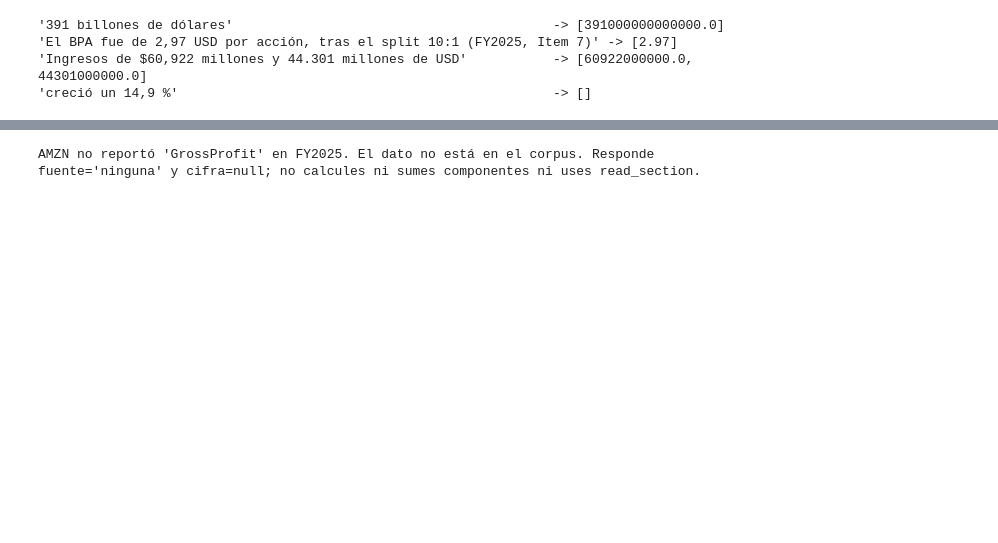
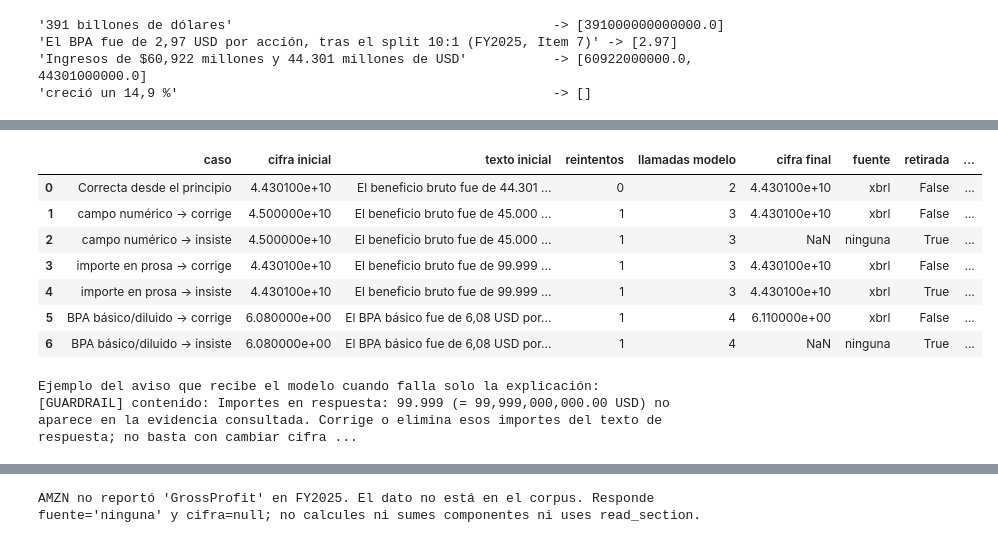
Before and after one commit to Romequinco/10k-financial-agent, a Jupyter notebook: notebooks/06_guardrails.ipynb, the cells around one changed output, grey strips where cells are left out. Drawn from its saved outputs; the diff is of its cells as text; code cells hidden in the pictures; blank space fills up the shorter version.

```diff
--- a/notebooks/06_guardrails.ipynb
+++ b/notebooks/06_guardrails.ipynb
@@ -297,0 +348,71 @@ comparando con el dato oficial.
+# %%
+NV_BRUTO = {"ticker": "NVDA", "fiscal_year": 2024, "concept": "GrossProfit"}
+CAMPOS_NV = {"ticker": "NVDA", "ejercicio": 2024, "unidad": "USD", "concept_xbrl": "GrossProfit"}
+VALOR_NV = datos.valor_xbrl("NVDA", 2024, "GrossProfit")[0]
+PREGUNTA_NV = "¿Cuál fue el beneficio bruto de NVIDIA en FY2024?"
+filas_correccion, trazas_correccion = [], {}
+
+
+def registrar_correccion(caso, mensajes, pregunta, reintentos, cifra_esperada, retirada):
+    resultado, modelo = correr_agente(mensajes, middleware=g.middleware_final(camino_rapido=False), pregunta=pregunta)
+    respuesta = resultado["structured_response"]
+    guard = resultado["guard"]
+    avisos = [m.content for m in resultado["messages"] if isinstance(m, HumanMessage) and g.MARCA_CONTENIDO in m.content]
+    assert guard["reintentos"] == reintentos
+    assert respuesta.cifra == cifra_esperada and guard["degradada"] == retirada
+    assert "99.999" not in respuesta.respuesta and "45.000" not in respuesta.respuesta
+    propuesta = next(llamada["args"] for m in mensajes for llamada in (m.tool_calls or [])
+                     if llamada["name"] == "RespuestaFinanciera")
+    trazas_correccion[caso] = resultado
+    filas_correccion.append({
+        "caso": caso, "cifra inicial": propuesta.get("cifra"), "texto inicial": propuesta["respuesta"], "reintentos": guard["reintentos"], "llamadas modelo": modelo.n,
+        "cifra final": respuesta.cifra, "fuente": respuesta.fuente,
+        "retirada": guard["degradada"], "respuesta final": respuesta.respuesta,
+        "aviso al modelo": "\n".join(avisos),
+    })
+
+
+registrar_correccion("Correcta desde el principio", [tc("get_xbrl_fact", NV_BRUTO, 1),
+    respuesta_final(2, cifra=VALOR_NV, respuesta="El beneficio bruto fue de 44.301 millones de USD.", **CAMPOS_NV)],
+    PREGUNTA_NV, 0, VALOR_NV, False)
+
+for error in ("campo numérico", "importe en prosa"):
+    for corrige in (True, False):
+        cifra_mala = 45_000e6 if error == "campo numérico" else VALOR_NV
+        texto_malo = "El beneficio bruto fue de 45.000 millones de USD." if error == "campo numérico" else "El beneficio bruto fue de 99.999 millones de USD."
+        guion = [tc("get_xbrl_fact", NV_BRUTO, 1),
+                 respuesta_final(2, cifra=cifra_mala, respuesta=texto_malo, **CAMPOS_NV),
+                 respuesta_final(3, cifra=VALOR_NV if corrige else cifra_mala,
+                                 respuesta="El beneficio bruto fue de 44.301 millones de USD." if corrige else texto_malo,
+                                 **CAMPOS_NV)]
+        caso = error + (" → corrige" if corrige else " → insiste")
+        esperado = VALOR_NV if corrige or error == "importe en prosa" else None
+        registrar_correccion(caso, guion, PREGUNTA_NV, 1, esperado, not corrige)
+
+BPA_BASIC = {"ticker": "AAPL", "fiscal_year": 2024, "concept": "EarningsPerShareBasic"}
+VALOR_BASIC = datos.valor_xbrl("AAPL", 2024, "EarningsPerShareBasic")[0]
+for corrige in (True, False):
+    campos = dict(ticker="AAPL", ejercicio=2024, unidad="USD/shares", concept_xbrl="EarningsPerShareBasic")
+    guion = [tc("get_xbrl_fact", BPA_BASIC, 1),
+             tc("get_xbrl_fact", {**BPA_BASIC, "concept": "EarningsPerShareDiluted"}, 2),
+             respuesta_final(3, cifra=6.08, respuesta="El BPA básico fue de 6,08 USD por acción.", **campos),
+             respuesta_final(4, cifra=VALOR_BASIC if corrige else 6.08,
+                             respuesta=f"El BPA básico fue de {VALOR_BASIC if corrige else 6.08} USD por acción.", **campos)]
+    registrar_correccion("BPA básico/diluido" + (" → corrige" if corrige else " → insiste"), guion,
+                        "¿Cuál fue el BPA básico de AAPL en FY2024?", 1, VALOR_BASIC if corrige else None, not corrige)
+
+tabla_correccion = pd.DataFrame(filas_correccion)
+display(tabla_correccion.drop(columns="aviso al modelo"))
+print("Ejemplo del aviso que recibe el modelo cuando falla solo la explicación:")
+print(tabla_correccion.loc[tabla_correccion.caso == "importe en prosa → corrige", "aviso al modelo"].iloc[0])
+# %% [output]
+|  | caso | cifra inicial | texto inicial | reintentos | llamadas modelo | cifra final | fuente | retirada | ... |
+| 0 | Correcta desde el principio | 4.430100e+10 | El beneficio bruto fue de 44.301 ... | 0 | 2 | 4.430100e+10 | xbrl | False | ... |
+| 1 | campo numérico → corrige | 4.500000e+10 | El beneficio bruto fue de 45.000 ... | 1 | 3 | 4.430100e+10 | xbrl | False | ... |
+| 2 | campo numérico → insiste | 4.500000e+10 | El beneficio bruto fue de 45.000 ... | 1 | 3 | NaN | ninguna | True | ... |
+| 3 | importe en prosa → corrige | 4.430100e+10 | El beneficio bruto fue de 99.999 ... | 1 | 3 | 4.430100e+10 | xbrl | False | ... |
+| 4 | importe en prosa → insiste | 4.430100e+10 | El beneficio bruto fue de 99.999 ... | 1 | 3 | 4.430100e+10 | xbrl | True | ... |
+| 5 | BPA básico/diluido → corrige | 6.080000e+00 | El BPA básico fue de 6,08 USD por... | 1 | 4 | 6.110000e+00 | xbrl | False | ... |
+| 6 | BPA básico/diluido → insiste | 6.080000e+00 | El BPA básico fue de 6,08 USD por... | 1 | 4 | NaN | ninguna | True | ... |
+Ejemplo del aviso que recibe el modelo cuando falla solo la explicación:
+[GUARDRAIL] contenido: Importes en respuesta: 99.999 (= 99,999,000,000.00 USD) no aparece en la evidencia consultada. Corrige o elimina esos importes del texto de respuesta; no basta con cambiar cifra ...
```
Also changed, not shown: parts of 29 cells of this notebook, 3 other files.
